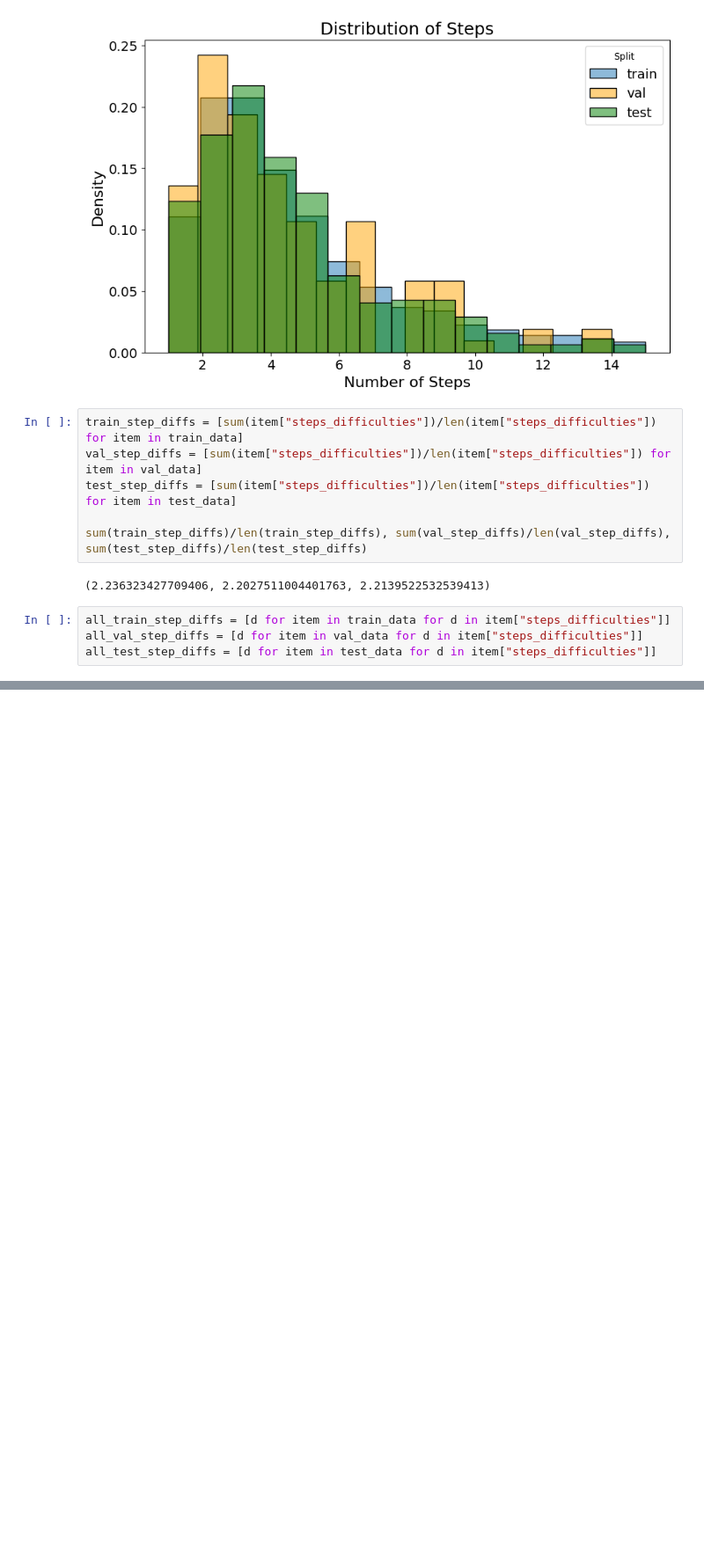
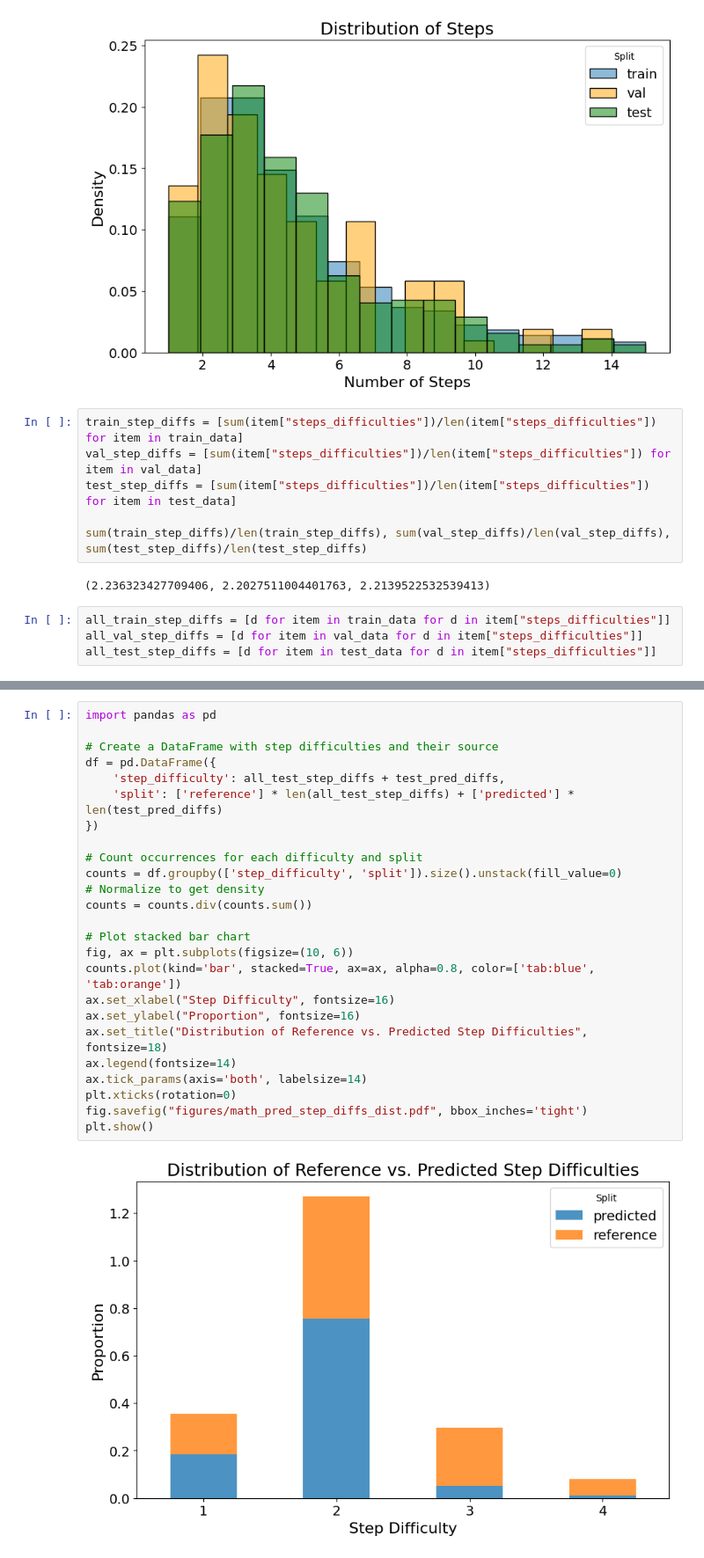
Before and after one commit to mismayil/coconut, a Jupyter notebook: math_data.ipynb, the cells around one changed output, grey strips where cells are left out. Shown at 88% size. Cells and saved outputs as stored; diff of their text form; blank space fills up the shorter version.

```diff
--- a/math_data.ipynb
+++ b/math_data.ipynb
@@ -309,0 +334,27 @@ plt.show()
+# %%
+import pandas as pd
+
+# Create a DataFrame with step difficulties and their source
+df = pd.DataFrame({
+    'step_difficulty': all_test_step_diffs + test_pred_diffs,
+    'split': ['reference'] * len(all_test_step_diffs) + ['predicted'] * len(test_pred_diffs)
+})
+
+# Count occurrences for each difficulty and split
+counts = df.groupby(['step_difficulty', 'split']).size().unstack(fill_value=0)
+# Normalize to get density
+counts = counts.div(counts.sum())
+
+# Plot stacked bar chart
+fig, ax = plt.subplots(figsize=(10, 6))
+counts.plot(kind='bar', stacked=True, ax=ax, alpha=0.8, color=['tab:blue', 'tab:orange'])
+ax.set_xlabel("Step Difficulty", fontsize=16)
+ax.set_ylabel("Proportion", fontsize=16)
+ax.set_title("Distribution of Reference vs. Predicted Step Difficulties", fontsize=18)
+ax.legend(fontsize=14)
+ax.tick_params(axis='both', labelsize=14)
+plt.xticks(rotation=0)
+fig.savefig("figures/math_pred_step_diffs_dist.pdf", bbox_inches='tight')
+plt.show()
+# %% [output]
+[figure, added]
```
Also changed, not shown: parts of 3 cells of this notebook, 2 other files.
